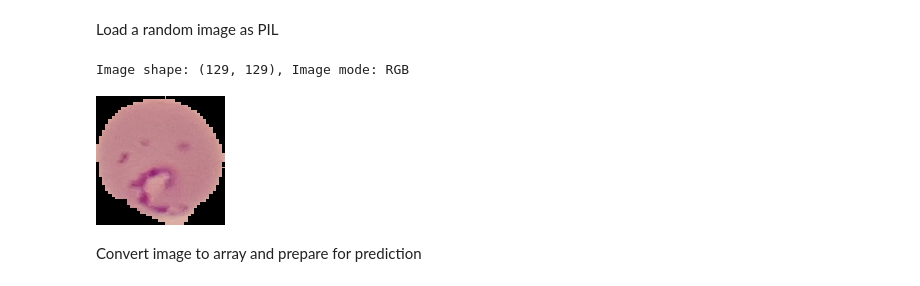
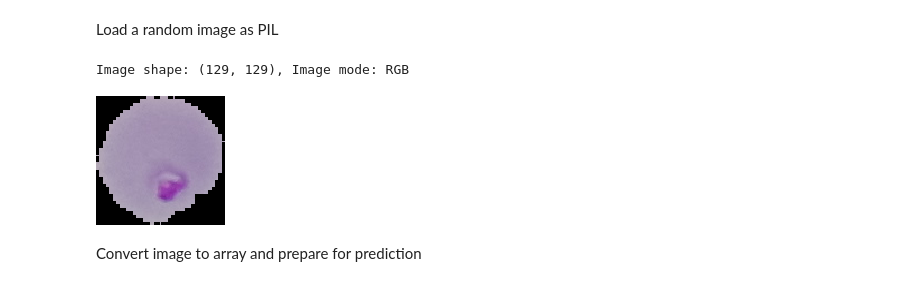
Before and after one commit to bengilbertcodes/WalkthroughProject01, a Jupyter notebook: jupyter_notebooks/03 - Modelling and Evaluating.ipynb, the cells around one changed output. Drawn from its saved outputs; the diff is of its cells as text; code cells hidden in the pictures.

Commit message:
Add new plots

```diff
--- a/jupyter_notebooks/03 - Modelling and Evaluating.ipynb
+++ b/jupyter_notebooks/03 - Modelling and Evaluating.ipynb
@@ -414,16 +414,16 @@ Load a random image as PIL
 # %%
 from tensorflow.keras.preprocessing import image
 
-pointer = 66
+pointer = 665
 label = labels[0]  # select Uninfected or Parasitised
 
 pil_image = image.load_img(test_path + '/' + label + '/' + os.listdir(test_path+'/' + label)[pointer],
                            target_size=image_shape, color_mode='rgb')
 print(f'Image shape: {pil_image.size}, Image mode: {pil_image.mode}')
 pil_image
 # %% [output]
 Image shape: (129, 129), Image mode: RGB
-[figure, old version]
+[figure, new version]
 # %% [markdown]
 Convert image to array and prepare for prediction
 # %%
```
Also changed, not shown: parts of 4 cells of this notebook.
